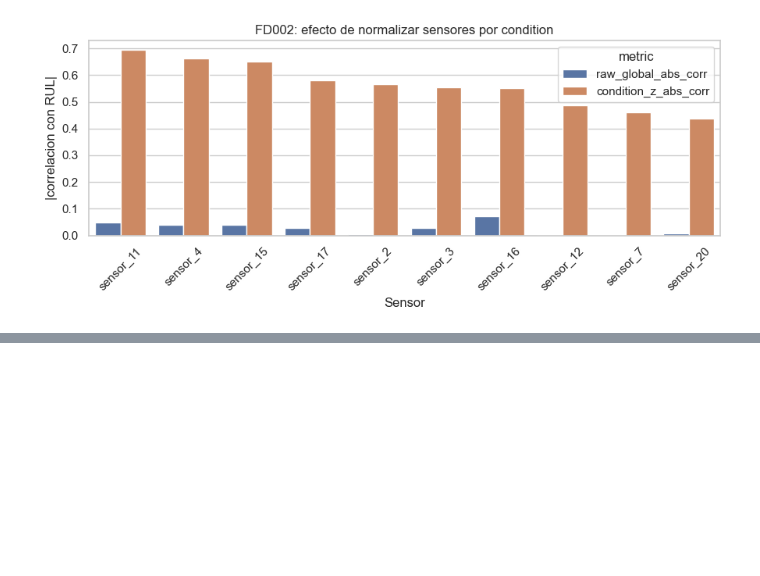
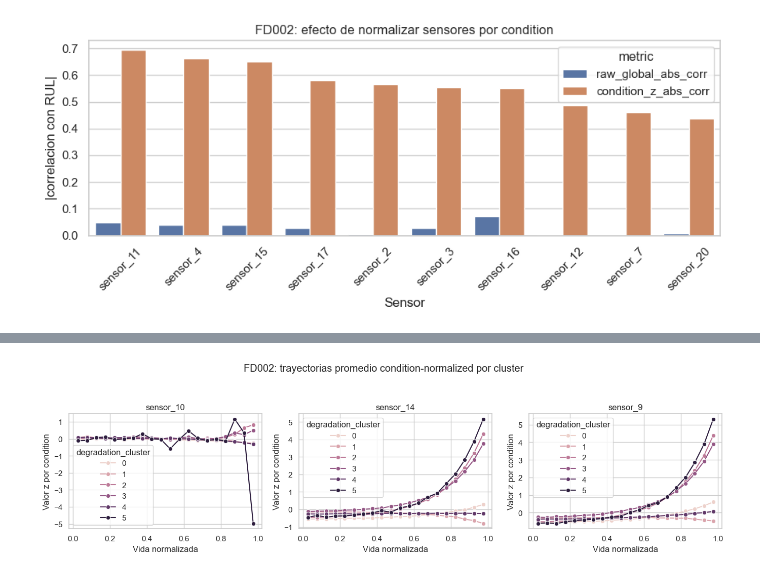
Before and after one commit to LautaroConejero/TPF-ML, a Jupyter notebook: notebooks/EDA/FD002/04_eda_fd002_conditions.ipynb, the cells around one changed output, grey strips where cells are left out. Saved outputs shown, nothing was run; the diff lists cells and outputs as text; code cells hidden in the pictures; blank space fills up the shorter version.

```diff
--- a/notebooks/EDA/FD002/04_eda_fd002_conditions.ipynb
+++ b/notebooks/EDA/FD002/04_eda_fd002_conditions.ipynb
@@ -401,0 +549,22 @@ plt.show()
+# %%
+clustered_train_norm = train_cond_norm_cluster.merge(
+    signature_norm[["unit", "degradation_cluster"]],
+    on="unit",
+    how="left",
+)
+clustered_train_norm["max_cycle"] = clustered_train_norm.groupby("unit")["cycle"].transform("max")
+clustered_train_norm["life_pct"] = clustered_train_norm["cycle"] / clustered_train_norm["max_cycle"]
+clustered_train_norm["life_bin"] = pd.cut(
+    clustered_train_norm["life_pct"],
+    bins=np.linspace(0, 1, 21),
+    include_lowest=True,
+    labels=False,
+)
+clustered_train_norm["life_bin_mid"] = (clustered_train_norm["life_bin"] + 0.5) / 20
+
+key_sensor_norm_cols = [f"{sensor}_cond_z" for sensor in key_sensors_fd002]
+cluster_trajectories = (
+    clustered_train_norm.groupby(["degradation_cluster", "life_bin_mid"], as_index=False)[key_sensor_norm_cols]
+    .mean()
+)
+cluster_trajectories.head()
@@ -401,0 +578,24 @@ plt.show()
+# %%
+fig, axes = plt.subplots(1, len(key_sensors_fd002), figsize=(4.6 * len(key_sensors_fd002), 4), sharex=True)
+if len(key_sensors_fd002) == 1:
+    axes = [axes]
+
+for ax, sensor, sensor_norm in zip(axes, key_sensors_fd002, key_sensor_norm_cols):
+    sns.lineplot(
+        data=cluster_trajectories,
+        x="life_bin_mid",
+        y=sensor_norm,
+        hue="degradation_cluster",
+        marker="o",
+        ax=ax,
+    )
+    ax.set_title(sensor)
+    ax.set_xlabel("Vida normalizada")
+    ax.set_ylabel("Valor z por condition")
+
+fig.suptitle("FD002: trayectorias promedio condition-normalized por cluster", y=0.98)
+fig.tight_layout(rect=[0, 0, 1, 0.92])
+fig.savefig(FIGURES_DIR / "fd002_condition_normalized_cluster_sensor_trajectories.png", dpi=150)
+plt.show()
+# %% [output]
+[figure, added]
```
Also changed, not shown: parts of 14 cells of this notebook, 42 other files.
